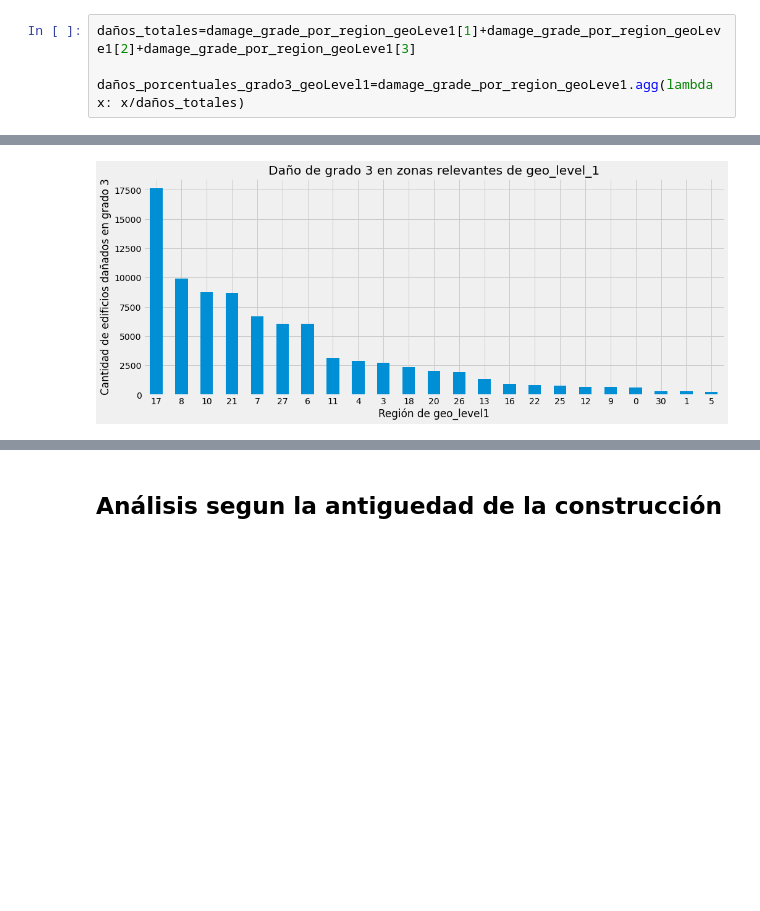
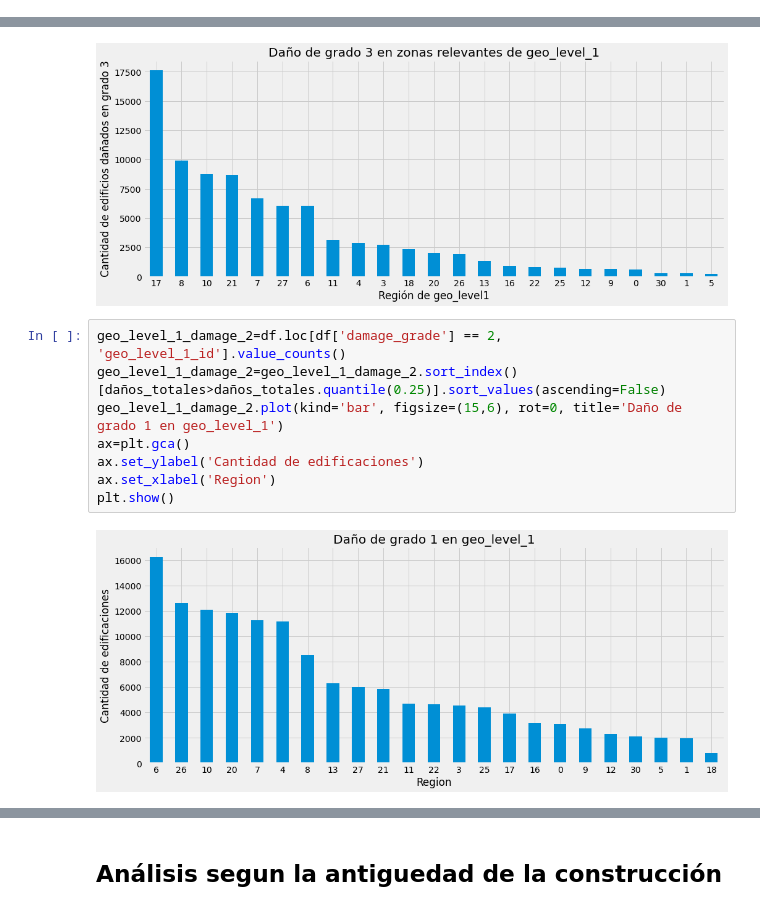
Before and after one commit to franvinas/7506-tp1, a Jupyter notebook: tp1.ipynb, the cells around one changed output, grey strips where cells are left out. Cells and saved outputs as stored; diff of their text form; blank space fills up the shorter version.

Commit message:
Agregados graficos sobre cantidad de daños de grado 1 y 2 en zonas relevantes

```diff
--- a/tp1.ipynb
+++ b/tp1.ipynb
@@ -454,8 +454,4 @@ El mayor daño se concentra en las regiones 17,8,10,21,7,27,6.
 
 Las zonas con mucho menos daños pueden ser por haber menor cantidad de edificios, es probable que tengamos que filtrar esos datos porque son ruido en nuestro análisis.
 Como mencionamos anteriormente, en la zona 18 hay muy pocos daños si bien porcentualmente son muchos. Esto nos da la idea de que no hay muchos edificios en esa zona. Para hacer un analisis bueno deberiamos ver las zonas con mayor cantidad de edificios dañados.
-# %%
-daños_totales=damage_grade_por_region_geoLeve1[1]+damage_grade_por_region_geoLeve1[2]+damage_grade_por_region_geoLeve1[3]
-
-daños_porcentuales_grado3_geoLevel1=damage_grade_por_region_geoLeve1.agg(lambda x: x/daños_totales)
 # %% [markdown]
@@ -494,3 +491,13 @@ plt.xlabel('Región de geo_level1')
 plt.show()
 # %% [output]
 [figure]
+# %%
+geo_level_1_damage_2=df.loc[df['damage_grade'] == 2, 'geo_level_1_id'].value_counts()
+geo_level_1_damage_2=geo_level_1_damage_2.sort_index()[daños_totales>daños_totales.quantile(0.25)].sort_values(ascending=False)
+geo_level_1_damage_2.plot(kind='bar', figsize=(15,6), rot=0, title='Daño de grado 1 en geo_level_1')
+ax=plt.gca()
+ax.set_ylabel('Cantidad de edificaciones')
+ax.set_xlabel('Region')
+plt.show()
+# %% [output]
+[figure, added]
```
Also changed, not shown: parts of 4 cells of this notebook.
